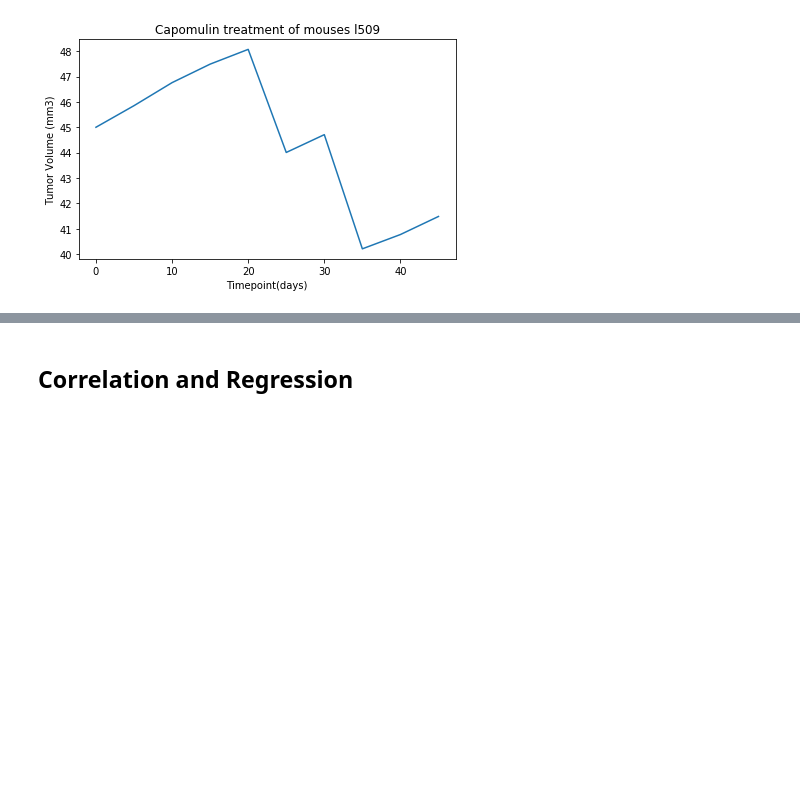
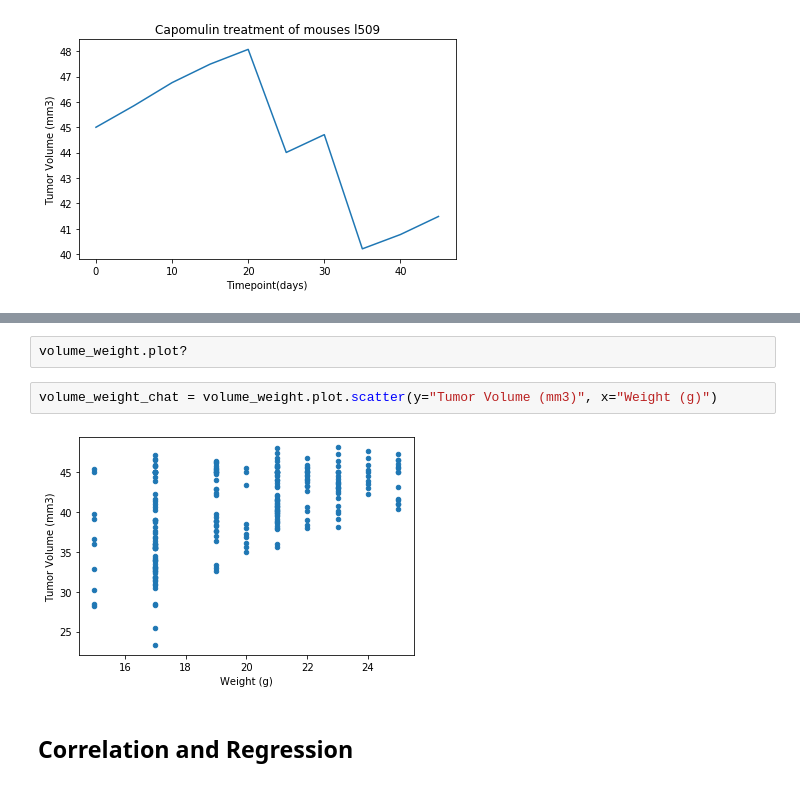
Before and after one commit to manuelamc14/Matploid-challenge, a Jupyter notebook: Pymaceuticals/pymaceuticals_starter.ipynb, the cells around one changed output, grey strips where cells are left out. Drawn from its saved outputs; the diff is of its cells as text; blank space fills up the shorter version.

```diff
--- a/Pymaceuticals/pymaceuticals_starter.ipynb
+++ b/Pymaceuticals/pymaceuticals_starter.ipynb
@@ -207,3 +276,9 @@ plt.tight_layout()
+# %%
+volume_weight.plot?
+# %%
+volume_weight_chat = volume_weight.plot.scatter(y="Tumor Volume (mm3)", x="Weight (g)")
+# %% [output]
+[figure, added]
 # %% [markdown]
 ## Correlation and Regression
 # %%
```
Also changed, not shown: parts of 7 cells of this notebook.
